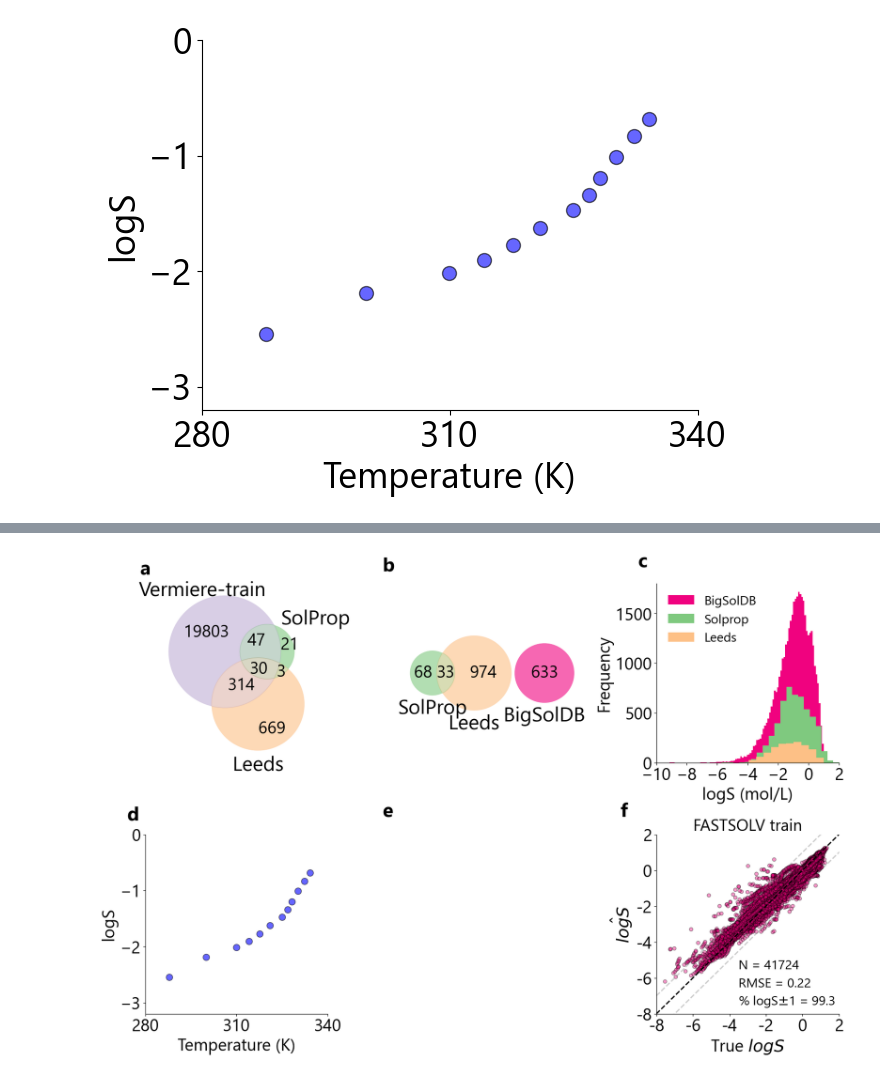
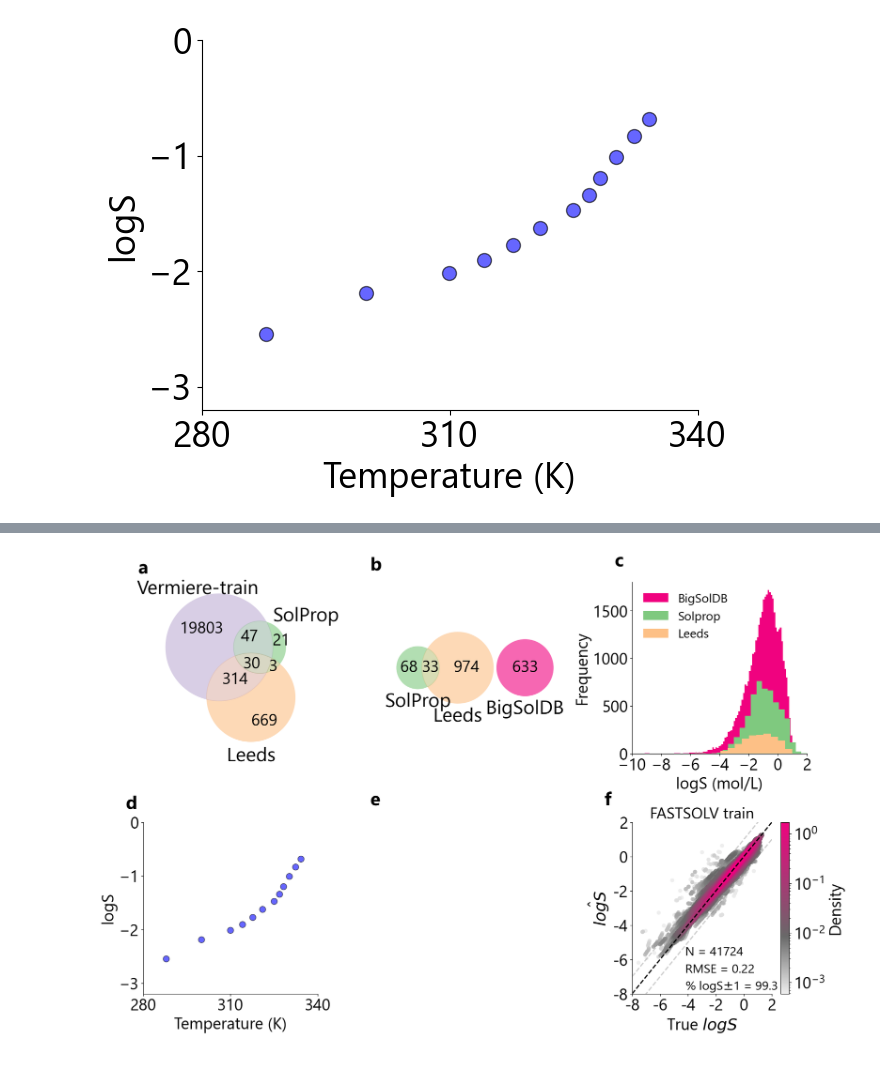
Before and after one commit to JacksonBurns/fastsolv, a Jupyter notebook: paper/figures/figure_2.ipynb, the cells around one changed output, grey strips where cells are left out. Cells and saved outputs as stored; diff of their text form; code cells hidden in the pictures.

Commit message:
final figure updates

```diff
--- a/paper/figures/figure_2.ipynb
+++ b/paper/figures/figure_2.ipynb
@@ -389,35 +501,47 @@ f_panel.set_ylim([-3.2, 0])
 f_panel.spines[['right', 'top']].set_visible(False)
 
 g_panel = plt.subplot2grid(shape=(2, 3), loc=(1, 1), colspan=1)
 g_panel.axis('off')
 g_panel.text(-0.1, 1.1, "e", weight='bold', fontsize=30, transform=g_panel.transAxes)  # Adjusted panel label position
 
 h_parity = plt.subplot2grid(shape=(2, 3), loc=(1, 2), colspan=1)
 h_parity.plot([-8, 8], [-8,8], linestyle = '--', linewidth = 2, color = 'black')
 h_parity.plot([-8, 8], [-9,7], linestyle = '--', linewidth = 2, color = 'gray', alpha = 0.4)
 h_parity.plot([-8, 8], [-7,9], linestyle = '--', linewidth = 2, color = 'gray', alpha = 0.4)
-h_parity.scatter(training_performance['logS_true'],training_performance['logS_pred'], alpha =0.4, s = 30, edgecolors = 'black', color = colors[5])
+custom_cmap = LinearSegmentedColormap.from_list('custom_cmap', ['#EEEEEE','#696969', '#ab3675',colors[5]])
 
+# # Calculate the point density
+# xy = np.vstack([training_performance['logS_true'],training_performance['logS_pred']])
+# z = gaussian_kde(xy)(xy)
+
+# # Sort the points by density, so that the densest points are plotted last
+# idx = z.argsort()
+# x, y, z = training_performance['logS_true'][idx], training_performance['logS_pred'][idx], z[idx]
+
+
+sc = h_parity.scatter(x, y, c=z, s=30, cmap=custom_cmap, norm= LogNorm())
+cbar = plt.colorbar(sc, ax=h_parity)
+cbar.set_label('Density')
 h_parity.set_xlim([-8, 2])
 h_parity.set_xticks([-8, -6, -4, -2, 0, 2])
 h_parity.set_xticklabels([-8, -6, -4, -2, 0, 2])
 h_parity.set_ylim([-8,2])
 h_parity.set_yticklabels([-8, -6, -4, -2, 0, 2])
 
 h_parity.set_ylabel(r"$\hat{logS}$")
 h_parity.set_xlabel(r"True $logS$")
 #ax4.legend(prop={'size': 20}, loc = 'upper left', frameon = False, bbox_to_anchor=(-0.05,1.1))
 h_parity.spines[['right', 'top']].set_visible(False)
-h_parity.text(-3.5,-5.5, 'N = '  + f"{len(training_performance)}", fontsize = 20)
-h_parity.text(-3.5,-6.5, f"RMSE = {np.sqrt(mse_training):.2f}", fontsize = 20)
-h_parity.text(-3.5,-7.5, '% logS' + r'$\pm$'  + f"1 = {percentage_within_1_unit_training:.1f}", fontsize = 20)
+h_parity.text(-4.2,-5.75, 'N = '  + f"{len(training_performance)}", fontsize = 20)
+h_parity.text(-4.2,-6.75, f"RMSE = {np.sqrt(mse_training):.2f}", fontsize = 20)
+h_parity.text(-4.2,-7.75, '% logS' + r'$\pm$'  + f"1 = {percentage_within_1_unit_training:.1f}", fontsize = 20)
 
 h_parity.set_title("FASTSOLV train", fontsize = 25)
 # Move the panel label "i" outside and aligned at the top
 h_parity.text(-0.2, 1.1, "f", weight='bold', fontsize=30, transform=h_parity.transAxes)  # Moved label outside and higher
 
 # Adjust layout
 plt.subplots_adjust(wspace=0.4, hspace=0.4)
 plt.show()
 # %% [output]
-[figure, old version]
+[figure, new version]
```
Also changed, not shown: parts of 6 cells of this notebook, 1 other file.
